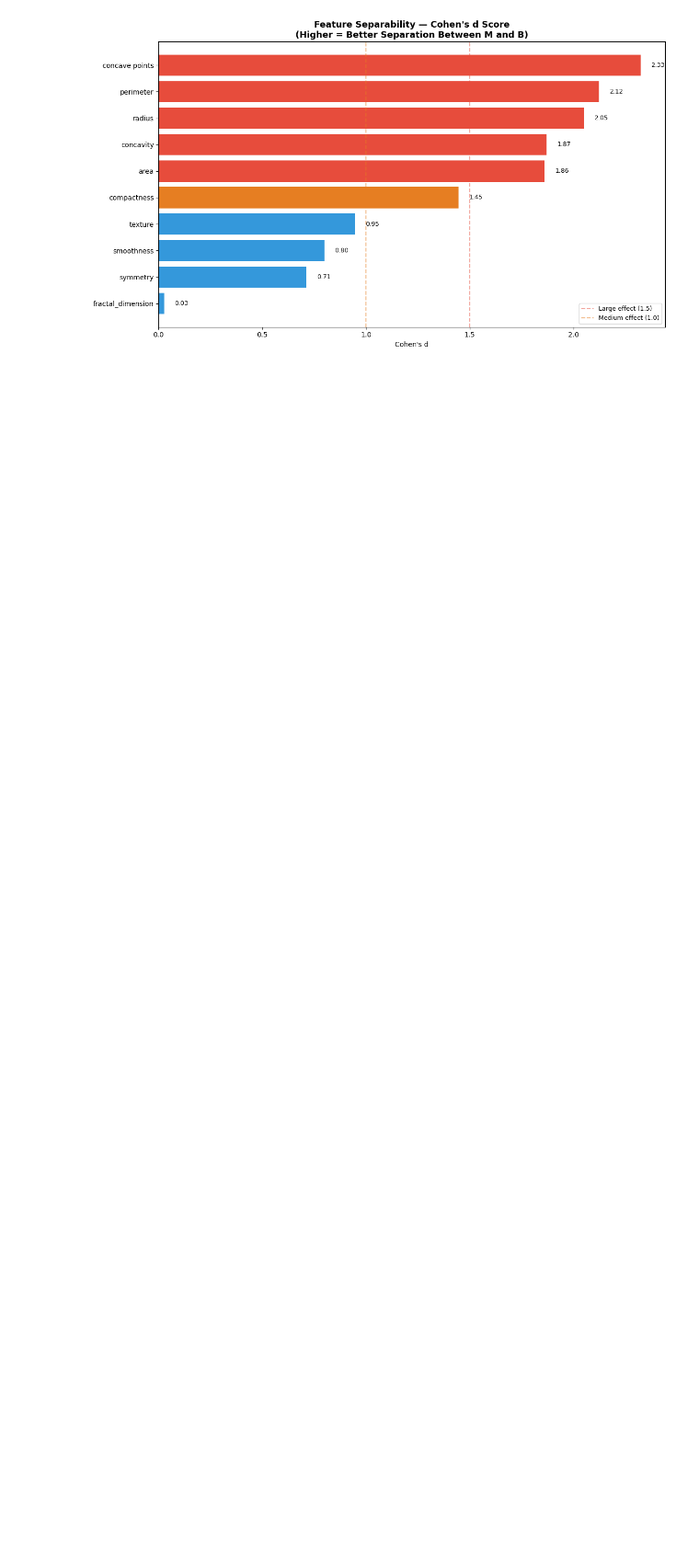
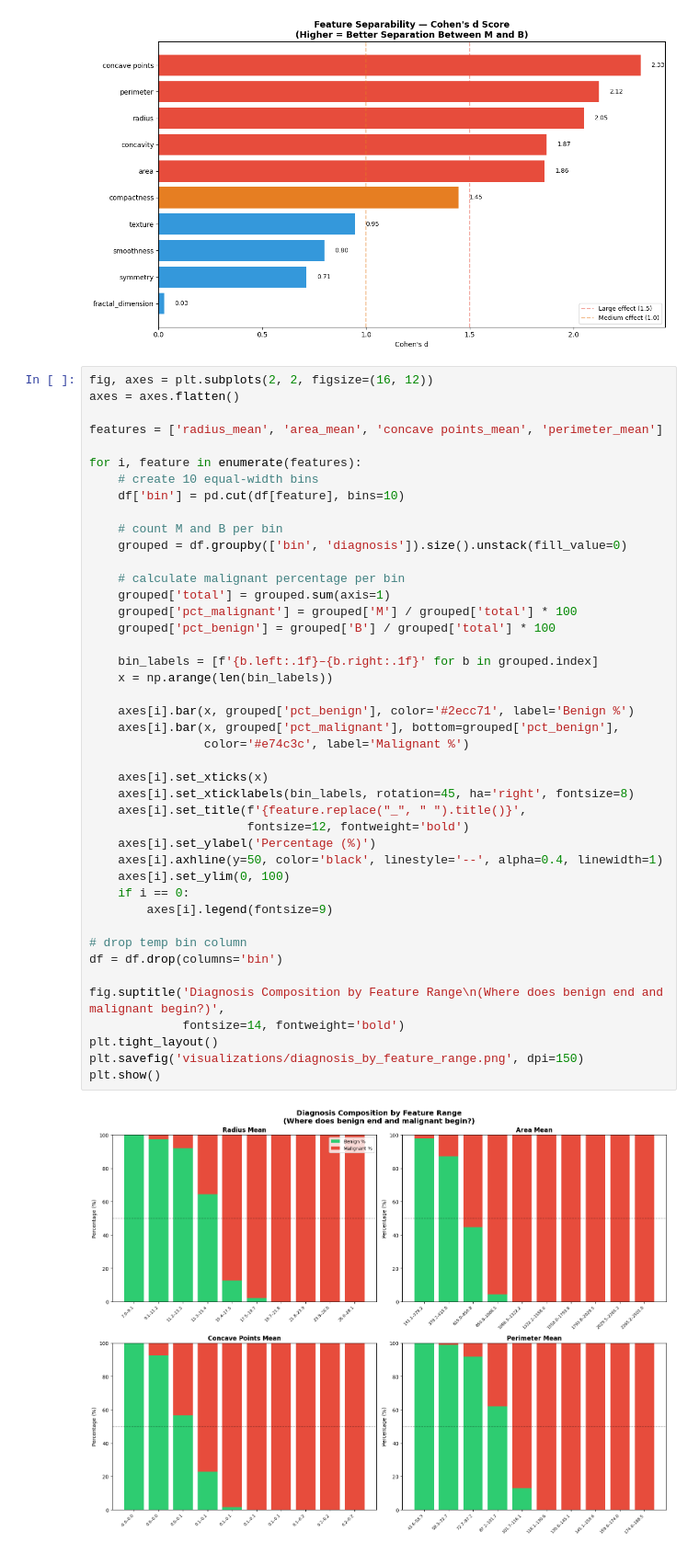
Before and after one commit to john-nio/eda-project, a Jupyter notebook: breast_cancer/breast_cancer.ipynb, the cells around one changed output. Shown at 92% size. Drawn from its saved outputs; the diff is of its cells as text; blank space fills up the shorter version.

Commit message:
Adding one more chart

```diff
--- a/breast_cancer/breast_cancer.ipynb
+++ b/breast_cancer/breast_cancer.ipynb
@@ -610,3 +610,48 @@ plt.savefig('visualizations/cohens_d_separability.png', dpi=150)
 plt.show()
 # %% [output]
 [figure]
+# %%
+fig, axes = plt.subplots(2, 2, figsize=(16, 12))
+axes = axes.flatten()
+
+features = ['radius_mean', 'area_mean', 'concave points_mean', 'perimeter_mean']
+
+for i, feature in enumerate(features):
+    # create 10 equal-width bins
+    df['bin'] = pd.cut(df[feature], bins=10)
+
+    # count M and B per bin
+    grouped = df.groupby(['bin', 'diagnosis']).size().unstack(fill_value=0)
+
+    # calculate malignant percentage per bin
+    grouped['total'] = grouped.sum(axis=1)
+    grouped['pct_malignant'] = grouped['M'] / grouped['total'] * 100
+    grouped['pct_benign'] = grouped['B'] / grouped['total'] * 100
+
+    bin_labels = [f'{b.left:.1f}–{b.right:.1f}' for b in grouped.index]
+    x = np.arange(len(bin_labels))
+
+    axes[i].bar(x, grouped['pct_benign'], color='#2ecc71', label='Benign %')
+    axes[i].bar(x, grouped['pct_malignant'], bottom=grouped['pct_benign'],
+                color='#e74c3c', label='Malignant %')
+
+    axes[i].set_xticks(x)
+    axes[i].set_xticklabels(bin_labels, rotation=45, ha='right', fontsize=8)
+    axes[i].set_title(f'{feature.replace("_", " ").title()}',
+                      fontsize=12, fontweight='bold')
+    axes[i].set_ylabel('Percentage (%)')
+    axes[i].axhline(y=50, color='black', linestyle='--', alpha=0.4, linewidth=1)
+    axes[i].set_ylim(0, 100)
+    if i == 0:
+        axes[i].legend(fontsize=9)
+
+# drop temp bin column
+df = df.drop(columns='bin')
+
+fig.suptitle('Diagnosis Composition by Feature Range\n(Where does benign end and malignant begin?)',
+             fontsize=14, fontweight='bold')
+plt.tight_layout()
+plt.savefig('visualizations/diagnosis_by_feature_range.png', dpi=150)
+plt.show()
+# %% [output]
+[figure, added]
```
Also changed, not shown: 1 other file.
